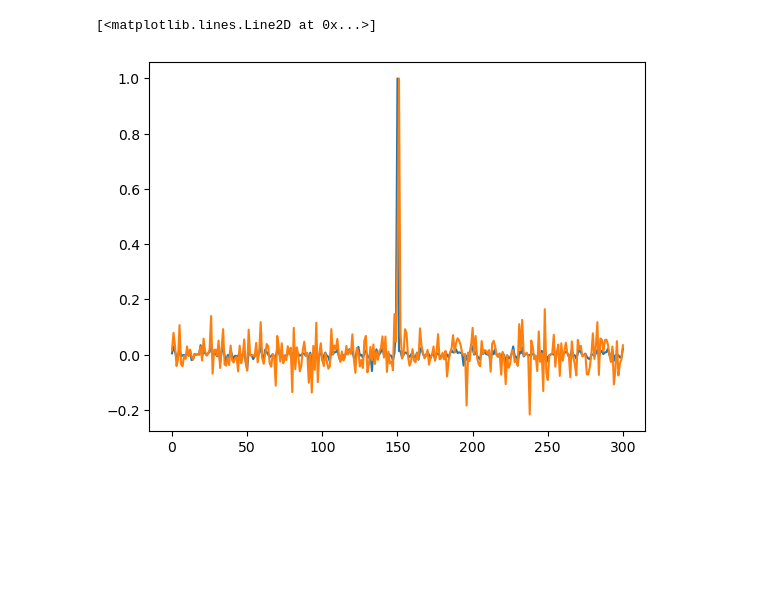
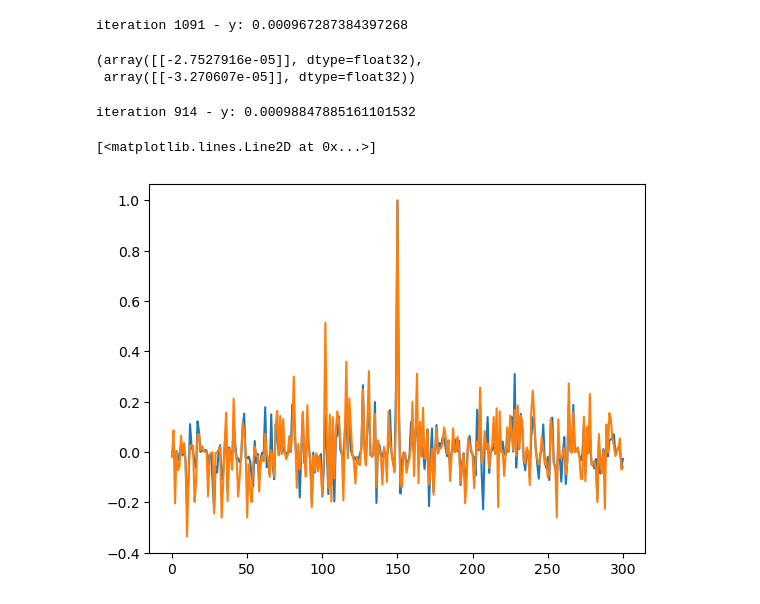
Before and after one commit to Shreyas911/XAIRT, a Jupyter notebook: examples/1D Mountain glacier.ipynb, the cells around one changed output. Saved outputs shown, nothing was run; the diff lists cells and outputs as text; code cells hidden in the pictures; blank space fills up the shorter version.

Commit message:
More modularizing, Letzgus stuff added but need to generalize for all models now.

```diff
--- a/examples/1D Mountain glacier.ipynb
+++ b/examples/1D Mountain glacier.ipynb
@@ -96,7 +78,7 @@ L = 30.
 T = 10.
 nx = 300
 nt = 12000
-samples = 1000
+samples = 200
 
 M_samples = 0.01*np.random.rand(samples, nx+1)
 H_samples = np.zeros((samples,1), dtype = np.float64)
@@ -111,5 +93,5 @@ Sample #1000
 # %%
-Layers = [{'size': 301, 'activation': None    , 'use_bias': None},
+Layers = [{'size': nx+1, 'activation': None    , 'use_bias': None},
           {'size': 10 , 'activation': 'relu'  , 'use_bias': True},
           {'size': 1  , 'activation': 'linear', 'use_bias': False}]
 Losses = [{'kind': 'mse', 'weight': 1.0}]
@@ -121,5 +103,4 @@ K = TrainFullyConnected(M_samples, H_samples,
                     'model', os.path.abspath(''))
 
 best_model = K.quickTrain()
-H_pred = best_model.predict(M_samples)
 # %% [output]
@@ -147,9 +128,17 @@ Epoch 500: val_loss did not improve from 0.00004
+# %%
+normalizeDict = {'bool_':True, 'kind': 'MaxAbs'}
+kwargs = {'y_ref': 0.001}
+X = XAIR(best_model, 'lrp.z', 'letzgus', M_samples[:10], normalizeDict, **kwargs)
+X.check_sample(M_samples[0]), X.check_sample(M_samples[10])
+# %% [output]
+iteration 1091 - y: 0.000967287384397268
+(array([[-2.7527916e-05]], dtype=float32),
+ array([[-3.270607e-05]], dtype=float32))
 # %%
-normalizeDict = {'bool_':True, 'kind': 'MaxAbs'}
-X = XAIR(best_model, 'lrp.z', M_samples, normalizeDict)
 a, stats  = X.quick_analyze()
 plt.plot(a[0])
 plt.plot(a[1])
 # %% [output]
-[<matplotlib.lines.Line2D at 0x...>]
+iteration 914 - y: 0.00098847885161101532
+[<matplotlib.lines.Line2D at 0x...>]
-[figure, old version]
+[figure, new version]
```
Also changed, not shown: parts of 17 cells of this notebook, 3 other files.
